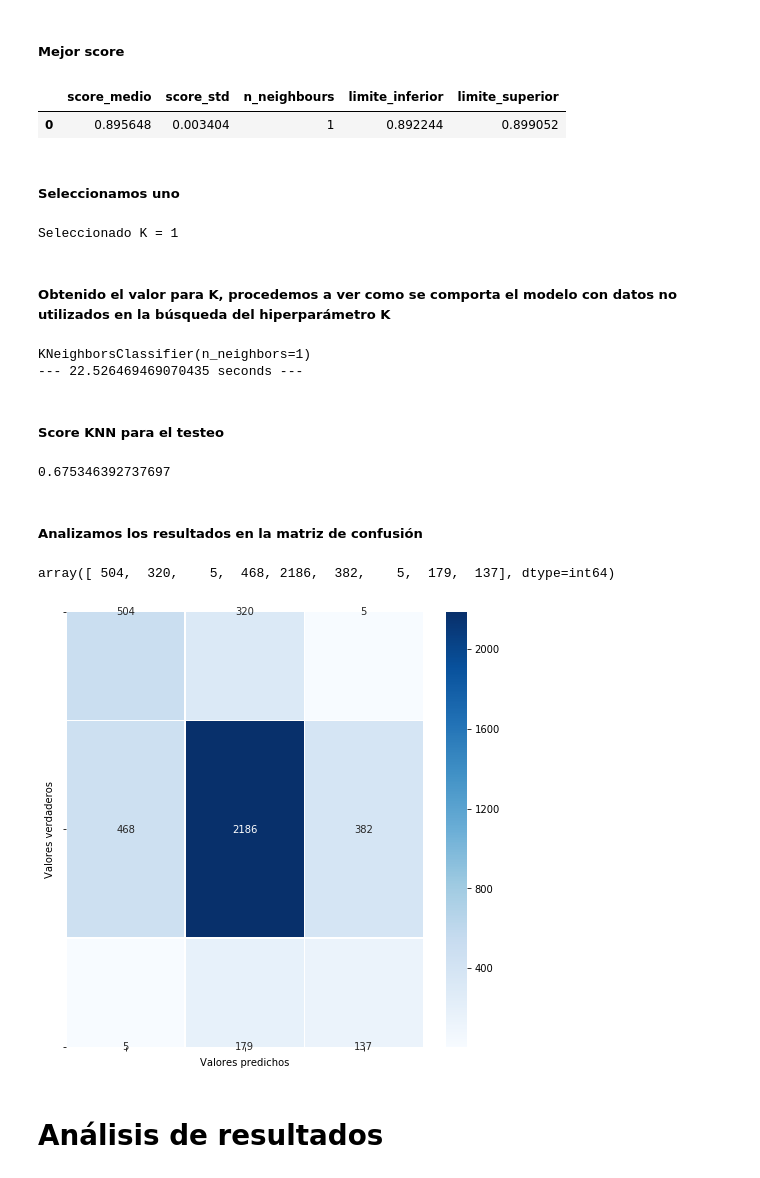
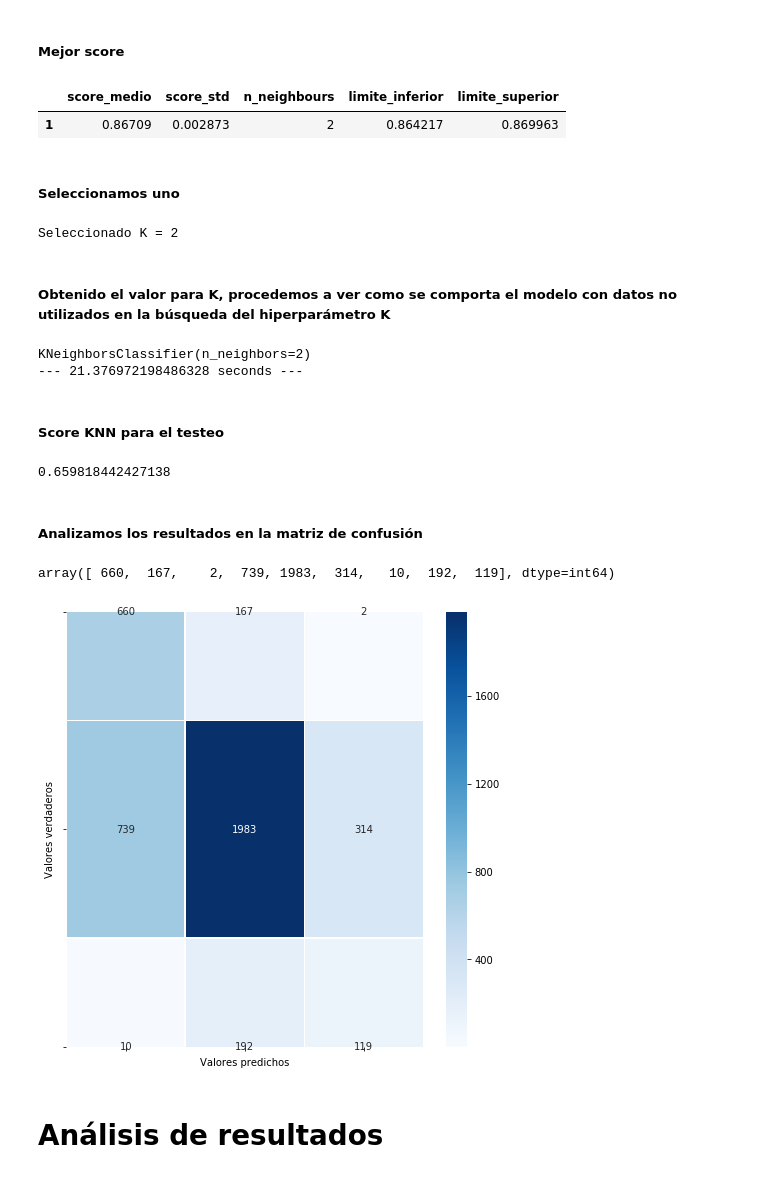
Before and after one commit to rdgagliano/DataScience-Grupo3, a Jupyter notebook: _2_Entrenamiento_Modelos.ipynb, the cells around one changed output. Cells and saved outputs as stored; diff of their text form; code cells hidden in the pictures.

```diff
--- a/_2_Entrenamiento_Modelos.ipynb
+++ b/_2_Entrenamiento_Modelos.ipynb
@@ -434,8 +675,8 @@ plt.show()
 <a href="#titulo">Volver al índice</a>
 # %%
 start_time = time.time()
-knn_scores = funcs.getScoresForHyperparameterK(quantityK=4, stepK= 1, model_X_train=X_feature_selected_train_balanced_scaled, \
-                                               model_y_train=y_train_balanced, \
+FS_knn_scores = funcs.getScoresForHyperparameterK(quantityK=4, stepK= 1, model_X_train=X_FS_train_scaled_smoted, \
+                                               model_y_train=y_FS_train_scaled_smoted, \
                                                 kFold_N_Splits=5, KFold_shuffle=True)
 print("--- %s seconds ---" % (time.time() - start_time))
 # %% [output]
@@ -449,42 +690,44 @@ plt.plot(knn_scores['n_neighbours'],knn_scores['limite_superior'],color='r', lin
 # %% [markdown]
 ##### Mejor score
-# %%
-knn_scores.loc[knn_scores.score_medio == knn_scores.score_medio.max()]
-# %% [output]
-|  | score_medio | score_std | n_neighbours | limite_inferior | limite_superior |
-| 0 | 0.895648 | 0.003404 | 1 | 0.892244 | 0.899052 |
+# %%
+#quitamos el resultado para K = 1
+FS_knn_scores = FS_knn_scores[FS_knn_scores['n_neighbours'] > 1]
+FS_knn_scores.loc[FS_knn_scores.score_medio == FS_knn_scores.score_medio.max()]
+# %% [output]
+|  | score_medio | score_std | n_neighbours | limite_inferior | limite_superior |
+| 1 | 0.86709 | 0.002873 | 2 | 0.864217 | 0.869963 |
 # %% [markdown]
 ##### Seleccionamos uno
 # %%
-best_k = knn_scores.loc[knn_scores.score_medio == knn_scores.score_medio.max(),'n_neighbours'].values
+best_k = FS_knn_scores.loc[FS_knn_scores.score_medio == FS_knn_scores.score_medio.max(),'n_neighbours'].values
 best_k = best_k[0]
 print('Seleccionado K =', best_k)
 # %% [output]
-Seleccionado K = 1
+Seleccionado K = 2
 # %% [markdown]
 ##### Obtenido el valor para K, procedemos a ver como se comporta el modelo con datos no utilizados en la búsqueda del hiperparámetro K
 # %%
 start_time = time.time()
 #obtenemos las predicciones del modelo, utilizando el mejor K obtenido
-knn_y_pred, knn_pred_score = funcs.getKNNPredictions(X_feature_selected_train_balanced_scaled, y_train_balanced,
-                                                     X_feature_selected_test_scaled, y_test, best_k)
+FS_knn_y_pred, FS_knn_pred_score = funcs.getKNNPredictions(X_FS_train_scaled_smoted, y_FS_train_scaled_smoted,
+                                                     X_FS_test_scaled, y_FS_test, best_k)
 print("--- %s seconds ---" % (time.time() - start_time))
 # %% [output]
-KNeighborsClassifier(n_neighbors=1)
---- 22.526469469070435 seconds ---
+KNeighborsClassifier(n_neighbors=2)
+--- 21.376972198486328 seconds ---
 # %% [markdown]
 ##### Score KNN para el testeo
-# %%
-knn_pred_score
-# %% [output]
-0.675346392737697
+# %%
+FS_knn_pred_score
+# %% [output]
+0.659818442427138
 # %% [markdown]
 ##### Analizamos los resultados en la matriz de confusión
 # %%
-funcs.getConfusionMatrix(y_test, knn_y_pred, size= 8)
+funcs.getConfusionMatrix(y_FS_test, FS_knn_y_pred, size= 8)
 # %% [output]
-array([ 504,  320,    5,  468, 2186,  382,    5,  179,  137], dtype=int64)
+array([ 660,  167,    2,  739, 1983,  314,   10,  192,  119], dtype=int64)
-[figure, old version]
+[figure, new version]
 # %% [markdown]
 # Análisis de resultados <a id="results"></a>
 # %% [markdown]
```
Also changed, not shown: parts of 107 cells of this notebook, 1 other file.
